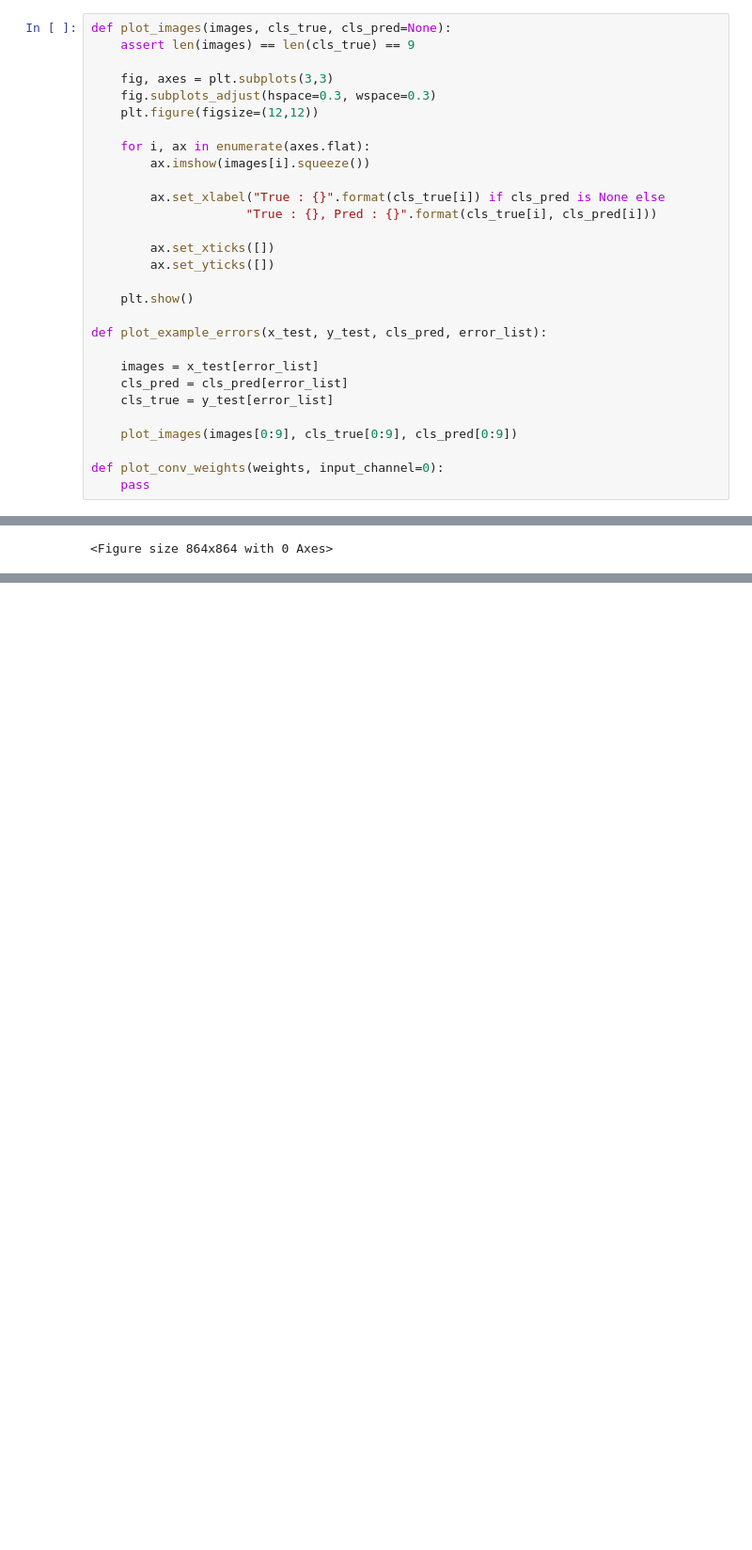
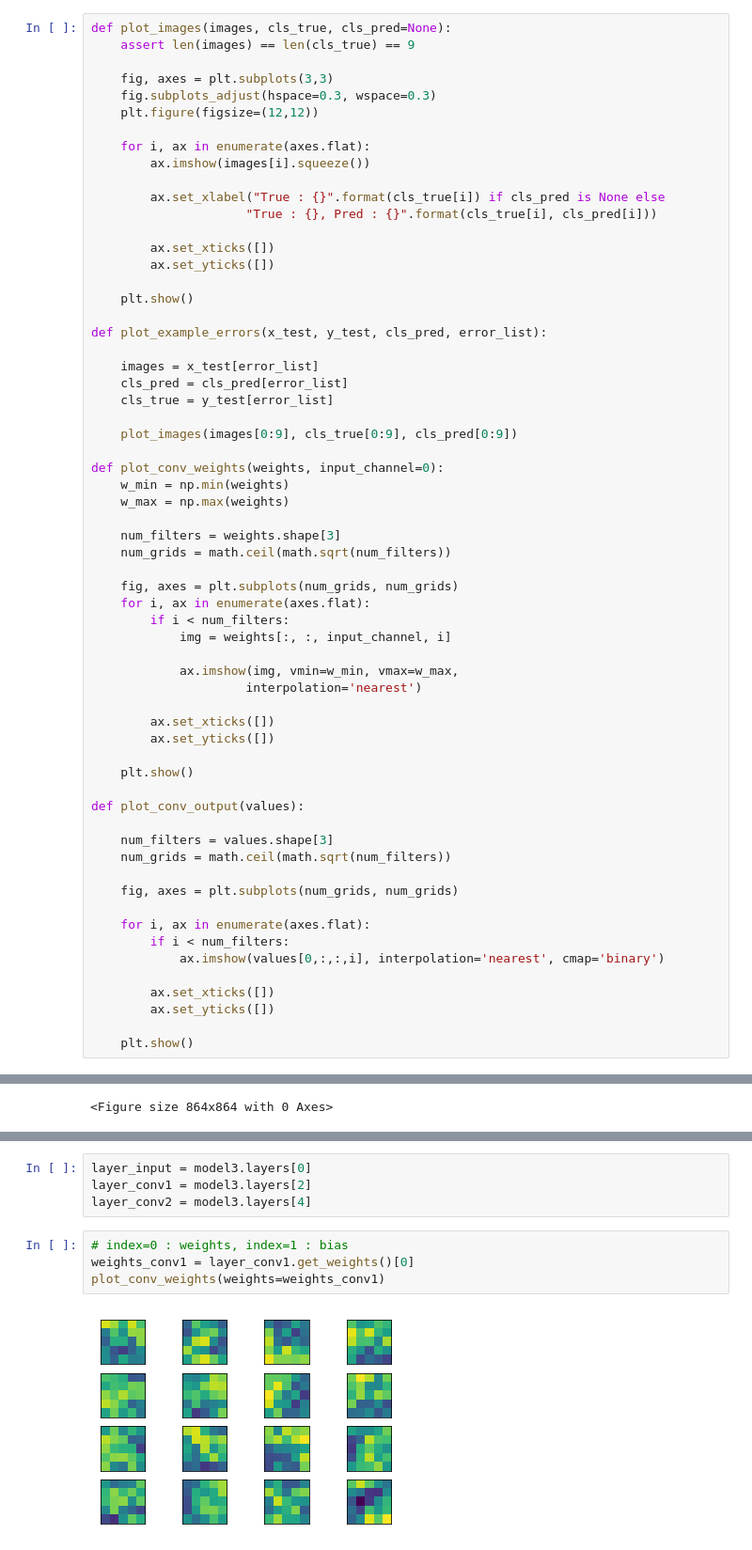
Before and after one commit to sunnyswag/ml_dl_assignments, a Jupyter notebook: assignment_5/assignment_5.ipynb, the cells around one changed output, grey strips where cells are left out. Shown: that part at 94% size. Drawn from its saved outputs; the diff is of its cells as text; blank space fills up the shorter version.

```diff
--- a/assignment_5/assignment_5.ipynb
+++ b/assignment_5/assignment_5.ipynb
@@ -86,7 +87,40 @@ def plot_example_errors(x_test, y_test, cls_pred, error_list):
     plot_images(images[0:9], cls_true[0:9], cls_pred[0:9])
 
 def plot_conv_weights(weights, input_channel=0):
-    pass
+    w_min = np.min(weights)
+    w_max = np.max(weights)
+
+    num_filters = weights.shape[3]
+    num_grids = math.ceil(math.sqrt(num_filters))
+
+    fig, axes = plt.subplots(num_grids, num_grids)
+    for i, ax in enumerate(axes.flat):
+        if i < num_filters:
+            img = weights[:, :, input_channel, i]
+
+            ax.imshow(img, vmin=w_min, vmax=w_max,
+                     interpolation='nearest')
+
+        ax.set_xticks([])
+        ax.set_yticks([])
+
+    plt.show()
+
+def plot_conv_output(values):
+
+    num_filters = values.shape[3]
+    num_grids = math.ceil(math.sqrt(num_filters))
+
+    fig, axes = plt.subplots(num_grids, num_grids)
+
+    for i, ax in enumerate(axes.flat):
+        if i < num_filters:
+            ax.imshow(values[0,:,:,i], interpolation='nearest', cmap='binary')
+
+        ax.set_xticks([])
+        ax.set_yticks([])
+
+    plt.show()
 # %% [markdown]
 ### build neural network
 # %%
@@ -269,0 +326,10 @@ plot_images(x_test[:9],
+# %%
+layer_input = model3.layers[0]
+layer_conv1 = model3.layers[2]
+layer_conv2 = model3.layers[4]
+# %%
+# index=0 : weights, index=1 : bias
+weights_conv1 = layer_conv1.get_weights()[0]
+plot_conv_weights(weights=weights_conv1)
+# %% [output]
+[figure, added]
```
Also changed, not shown: parts of 21 cells of this notebook, 2 other files.
